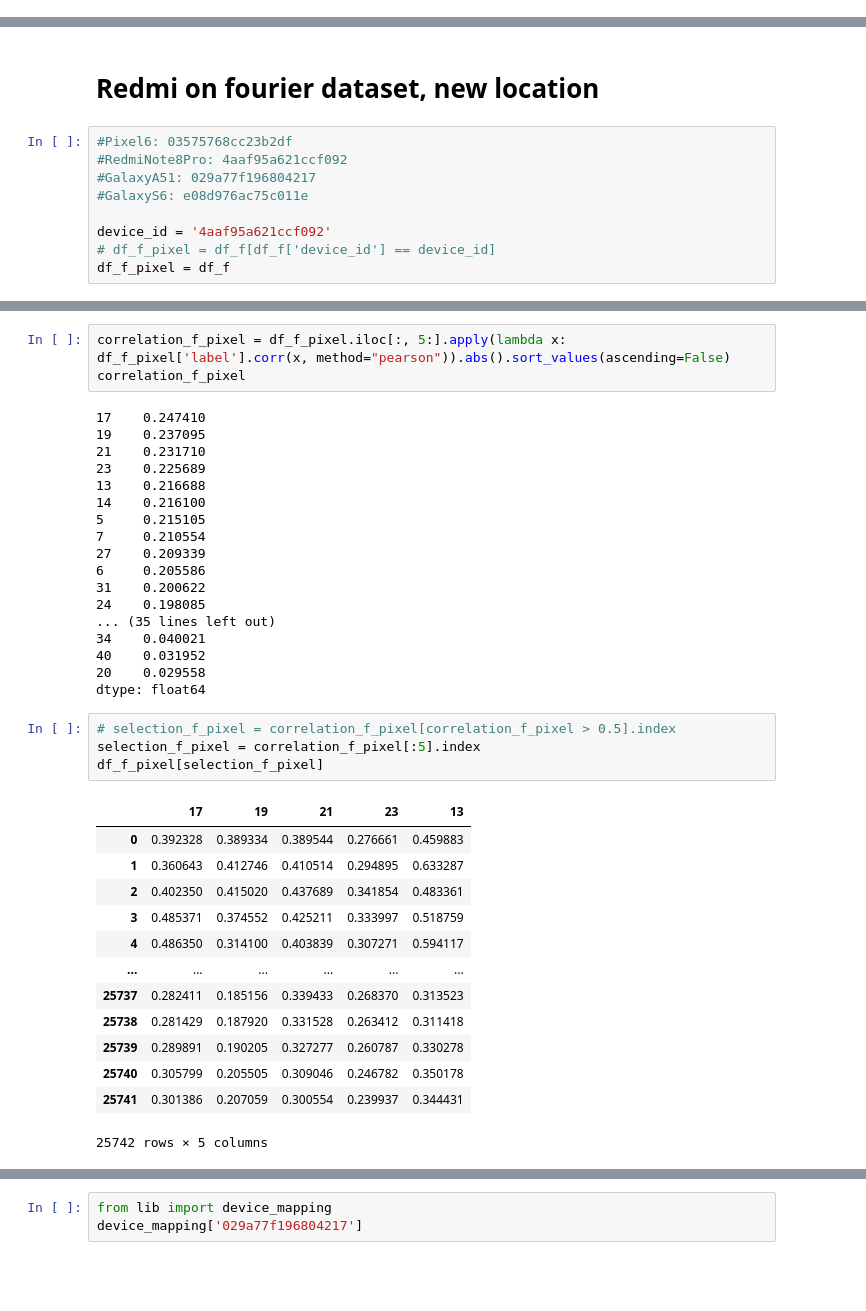
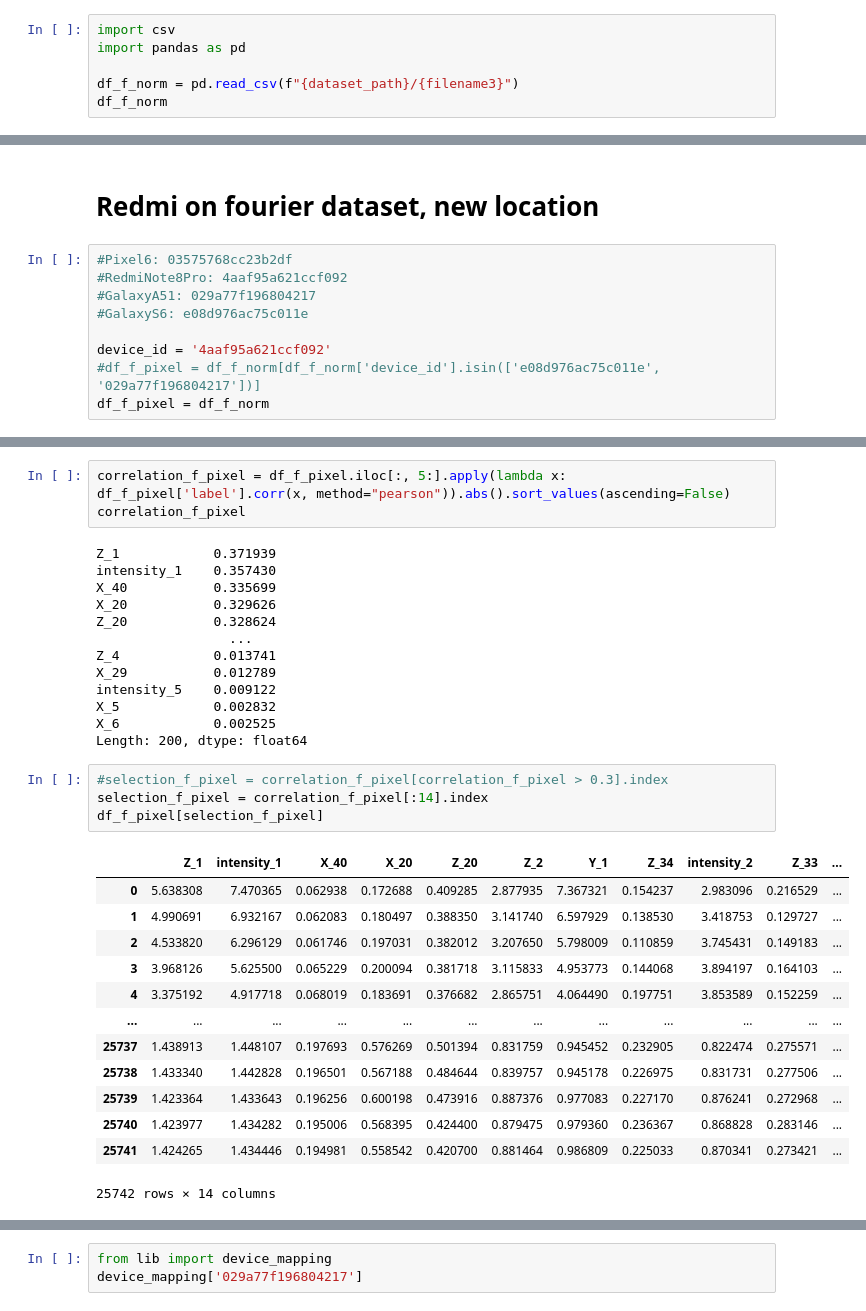
Before and after one commit to magnetometer-identification/DataAnalysis, a Jupyter notebook: notebooks/4.0-mt-feature_selection_and_training-SVM_RF.ipynb, the cells around one changed output, grey strips where cells are left out. Saved outputs shown, nothing was run; the diff lists cells and outputs as text; blank space fills up the shorter version.

```diff
--- a/notebooks/4.0-mt-feature_selection_and_training-SVM_RF.ipynb
+++ b/notebooks/4.0-mt-feature_selection_and_training-SVM_RF.ipynb
@@ -78,3 +79,9 @@ df_f
 | 25740 | 25740 | spelaMilenkosRoomTrafficTable3_397 | DormRoom3 | e08d976ac75c011e | 6 | 360.426058 | 0.432698 | 0.354572 | 0.419575 | 0.306600 | ... |
 | 25741 | 25741 | spelaMilenkosRoomTrafficTable3_398 | DormRoom3 | e08d976ac75c011e | 6 | 360.423268 | 0.433452 | 0.354840 | 0.417674 | 0.305939 | ... |
 25742 rows × 55 columns
+# %%
+import csv
+import pandas as pd
+
+df_f_norm = pd.read_csv(f"{dataset_path}/{filename3}")
+df_f_norm
@@ -842,8 +863,8 @@ ax = results_all.plot.hist(bins=100, alpha=0.5)
 #GalaxyS6: e08d976ac75c011e
 
 device_id = '4aaf95a621ccf092'
-# df_f_pixel = df_f[df_f['device_id'] == device_id]
-df_f_pixel = df_f
+#df_f_pixel = df_f_norm[df_f_norm['device_id'].isin(['e08d976ac75c011e', '029a77f196804217'])]
+df_f_pixel = df_f_norm
 # %%
 list(set(df_f_pixel['name']))
 # %% [output]
@@ -868,41 +889,36 @@ list(set(df_f_pixel['name']))
 correlation_f_pixel = df_f_pixel.iloc[:, 5:].apply(lambda x: df_f_pixel['label'].corr(x, method="pearson")).abs().sort_values(ascending=False)
 correlation_f_pixel
 # %% [output]
-17    0.247410
-19    0.237095
-21    0.231710
-23    0.225689
-13    0.216688
-14    0.216100
-5     0.215105
-7     0.210554
-27    0.209339
-6     0.205586
-31    0.200622
-24    0.198085
-... (35 lines left out)
-34    0.040021
-40    0.031952
-20    0.029558
-dtype: float64
+Z_1            0.371939
+intensity_1    0.357430
+X_40           0.335699
+X_20           0.329626
+Z_20           0.328624
+                 ...
+Z_4            0.013741
+X_29           0.012789
+intensity_5    0.009122
+X_5            0.002832
+X_6            0.002525
+Length: 200, dtype: float64
 # %%
-# selection_f_pixel = correlation_f_pixel[correlation_f_pixel > 0.5].index
-selection_f_pixel = correlation_f_pixel[:5].index
+#selection_f_pixel = correlation_f_pixel[correlation_f_pixel > 0.3].index
+selection_f_pixel = correlation_f_pixel[:14].index
 df_f_pixel[selection_f_pixel]
 # %% [output]
-|  | 17 | 19 | 21 | 23 | 13 |
-| 0 | 0.392328 | 0.389334 | 0.389544 | 0.276661 | 0.459883 |
-| 1 | 0.360643 | 0.412746 | 0.410514 | 0.294895 | 0.633287 |
-| 2 | 0.402350 | 0.415020 | 0.437689 | 0.341854 | 0.483361 |
-| 3 | 0.485371 | 0.374552 | 0.425211 | 0.333997 | 0.518759 |
-| 4 | 0.486350 | 0.314100 | 0.403839 | 0.307271 | 0.594117 |
-| ... | ... | ... | ... | ... | ... |
-| 25737 | 0.282411 | 0.185156 | 0.339433 | 0.268370 | 0.313523 |
-| 25738 | 0.281429 | 0.187920 | 0.331528 | 0.263412 | 0.311418 |
-| 25739 | 0.289891 | 0.190205 | 0.327277 | 0.260787 | 0.330278 |
-| 25740 | 0.305799 | 0.205505 | 0.309046 | 0.246782 | 0.350178 |
-| 25741 | 0.301386 | 0.207059 | 0.300554 | 0.239937 | 0.344431 |
+|  | Z_1 | intensity_1 | X_40 | X_20 | Z_20 | Z_2 | Y_1 | Z_34 | intensity_2 | Z_33 | ... |
+| 0 | 5.638308 | 7.470365 | 0.062938 | 0.172688 | 0.409285 | 2.877935 | 7.367321 | 0.154237 | 2.983096 | 0.216529 | ... |
+| 1 | 4.990691 | 6.932167 | 0.062083 | 0.180497 | 0.388350 | 3.141740 | 6.597929 | 0.138530 | 3.418753 | 0.129727 | ... |
+| 2 | 4.533820 | 6.296129 | 0.061746 | 0.197031 | 0.382012 | 3.207650 | 5.798009 | 0.110859 | 3.745431 | 0.149183 | ... |
+| 3 | 3.968126 | 5.625500 | 0.065229 | 0.200094 | 0.381718 | 3.115833 | 4.953773 | 0.144068 | 3.894197 | 0.164103 | ... |
+| 4 | 3.375192 | 4.917718 | 0.068019 | 0.183691 | 0.376682 | 2.865751 | 4.064490 | 0.197751 | 3.853589 | 0.152259 | ... |
+| ... | ... | ... | ... | ... | ... | ... | ... | ... | ... | ... | ... |
+| 25737 | 1.438913 | 1.448107 | 0.197693 | 0.576269 | 0.501394 | 0.831759 | 0.945452 | 0.232905 | 0.822474 | 0.275571 | ... |
+| 25738 | 1.433340 | 1.442828 | 0.196501 | 0.567188 | 0.484644 | 0.839757 | 0.945178 | 0.226975 | 0.831731 | 0.277506 | ... |
+| 25739 | 1.423364 | 1.433643 | 0.196256 | 0.600198 | 0.473916 | 0.887376 | 0.977083 | 0.227170 | 0.876241 | 0.272968 | ... |
+| 25740 | 1.423977 | 1.434282 | 0.195006 | 0.568395 | 0.424400 | 0.879475 | 0.979360 | 0.236367 | 0.868828 | 0.283146 | ... |
+| 25741 | 1.424265 | 1.434446 | 0.194981 | 0.558542 | 0.420700 | 0.881464 | 0.986809 | 0.225033 | 0.870341 | 0.273421 | ... |
-25742 rows × 5 columns
+25742 rows × 14 columns
 # %%
 list(set([name for name in df_f_pixel['name'].to_list()]))
 # %% [output]
```
Also changed, not shown: parts of 20 cells of this notebook, 12 other files.
